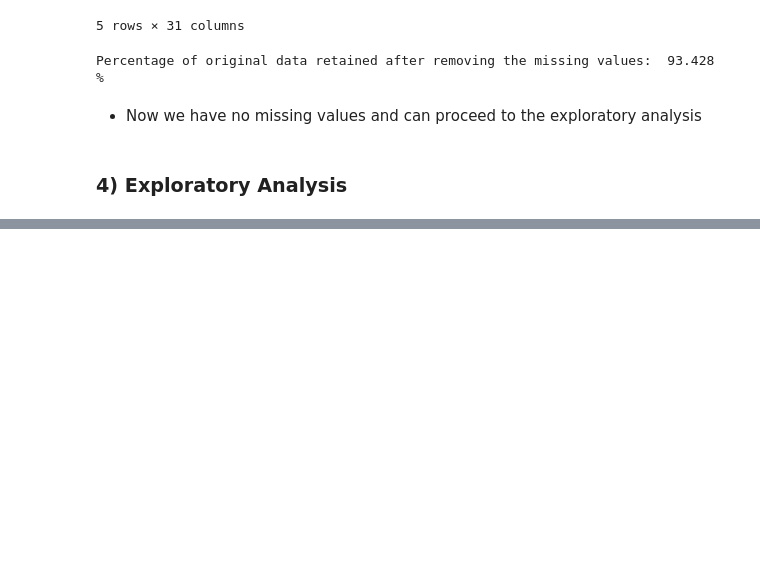
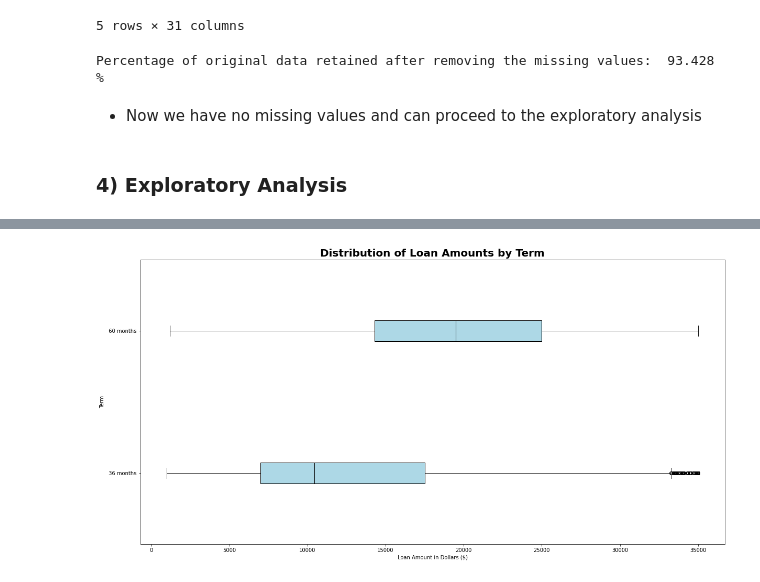
Before and after one commit to AlbertHunduza/Loan-Default-AI, a Jupyter notebook: Exploratory_Data_Analysis.ipynb, the cells around one changed output, grey strips where cells are left out. Cells and saved outputs as stored; diff of their text form; code cells hidden in the pictures; blank space fills up the shorter version.

```diff
--- a/Exploratory_Data_Analysis.ipynb
+++ b/Exploratory_Data_Analysis.ipynb
@@ -192,0 +241,27 @@ loan_data[['totalBcLim', 'bcOpen', 'bcRatio', 'totalRevBal']]
+# %%
+# create boxplots of the amount column for each term
+
+# Set the figure size.
+plt.figure(figsize=(20, 10))
+
+# Group the data by 'term' column.
+grouped_data = loan_data.groupby('term')['amount']
+
+# Collect the data for each term.
+data = [grouped_data.get_group(term) for term in grouped_data.groups.keys()]
+
+# Create a boxplot for each term.
+boxprops = dict(facecolor='lightblue')  # Set the fill color for the boxes
+medianprops = dict(color='black')  # Set the color for the median line
+plt.boxplot(data, vert=False, labels=grouped_data.groups.keys(), patch_artist=True,
+            boxprops=boxprops, medianprops=medianprops)
+
+# Add a title and labels.
+plt.title('Distribution of Loan Amounts by Term', fontsize=20, weight='bold')
+plt.xlabel('Loan Amount in Dollars ($)')
+plt.ylabel('Term')
+
+# Show the plot.
+plt.show()
+# %% [output]
+[figure, added]
```
Also changed, not shown: parts of 10 cells of this notebook.
